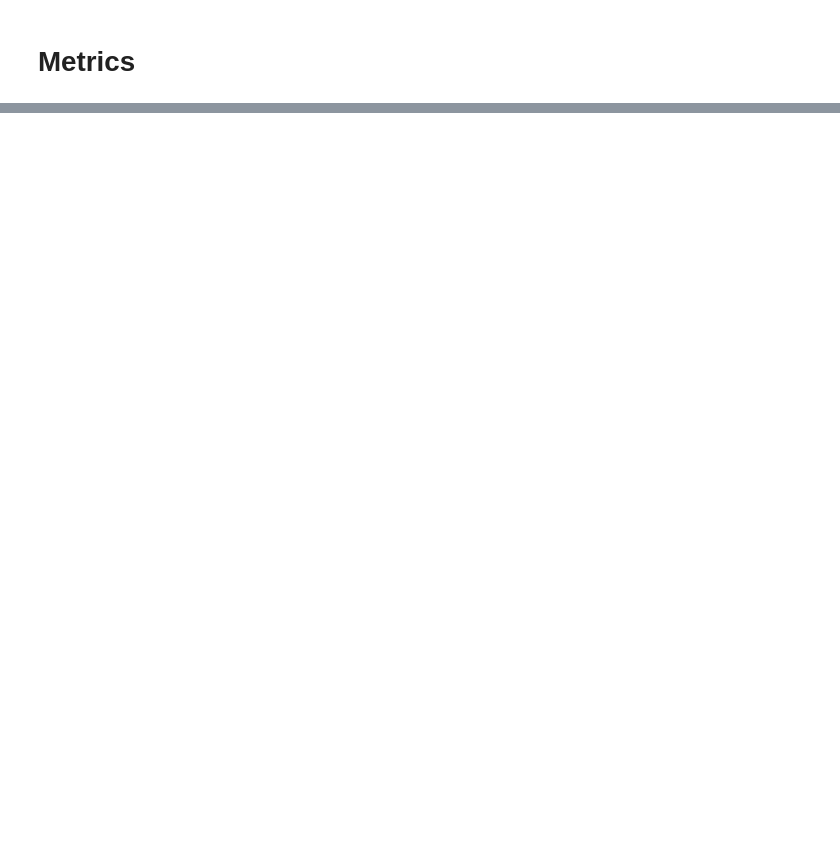
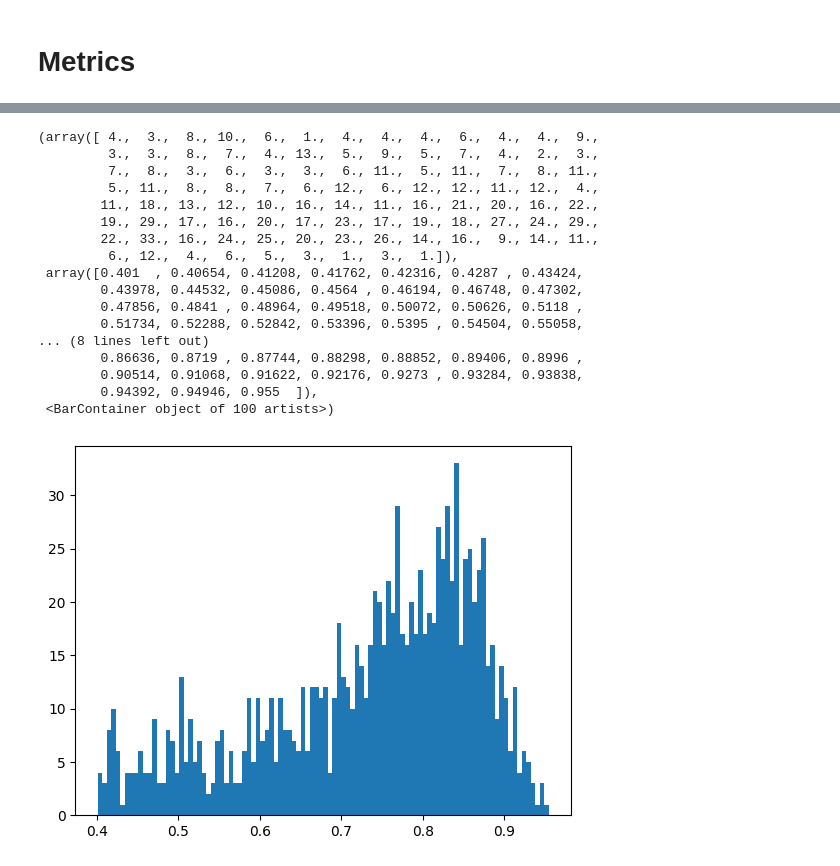
Before and after one commit to Coding-Rod/crime_detection, a Jupyter notebook: ai/reports/Metrics.ipynb, the cells around one changed output, grey strips where cells are left out. Saved outputs shown, nothing was run; the diff lists cells and outputs as text; code cells hidden in the pictures; blank space fills up the shorter version.

```diff
--- a/ai/reports/Metrics.ipynb
+++ b/ai/reports/Metrics.ipynb
@@ -142,0 +673,23 @@ F1-score: 0.907081403399546
+# %%
+# Confidence
+conf_no_zeros = [x for x in df['confidence'] if x > 0]
+plt.hist(conf_no_zeros, bins=100)
+# %% [output]
+(array([ 4.,  3.,  8., 10.,  6.,  1.,  4.,  4.,  4.,  6.,  4.,  4.,  9.,
+         3.,  3.,  8.,  7.,  4., 13.,  5.,  9.,  5.,  7.,  4.,  2.,  3.,
+         7.,  8.,  3.,  6.,  3.,  3.,  6., 11.,  5., 11.,  7.,  8., 11.,
+         5., 11.,  8.,  8.,  7.,  6., 12.,  6., 12., 12., 11., 12.,  4.,
+        11., 18., 13., 12., 10., 16., 14., 11., 16., 21., 20., 16., 22.,
+        19., 29., 17., 16., 20., 17., 23., 17., 19., 18., 27., 24., 29.,
+        22., 33., 16., 24., 25., 20., 23., 26., 14., 16.,  9., 14., 11.,
+         6., 12.,  4.,  6.,  5.,  3.,  1.,  3.,  1.]),
+ array([0.401  , 0.40654, 0.41208, 0.41762, 0.42316, 0.4287 , 0.43424,
+        0.43978, 0.44532, 0.45086, 0.4564 , 0.46194, 0.46748, 0.47302,
+        0.47856, 0.4841 , 0.48964, 0.49518, 0.50072, 0.50626, 0.5118 ,
+        0.51734, 0.52288, 0.52842, 0.53396, 0.5395 , 0.54504, 0.55058,
+... (8 lines left out)
+        0.86636, 0.8719 , 0.87744, 0.88298, 0.88852, 0.89406, 0.8996 ,
+        0.90514, 0.91068, 0.91622, 0.92176, 0.9273 , 0.93284, 0.93838,
+        0.94392, 0.94946, 0.955  ]),
+ <BarContainer object of 100 artists>)
+[figure, added]
```
Also changed, not shown: parts of 55 cells of this notebook, 2 other files.
